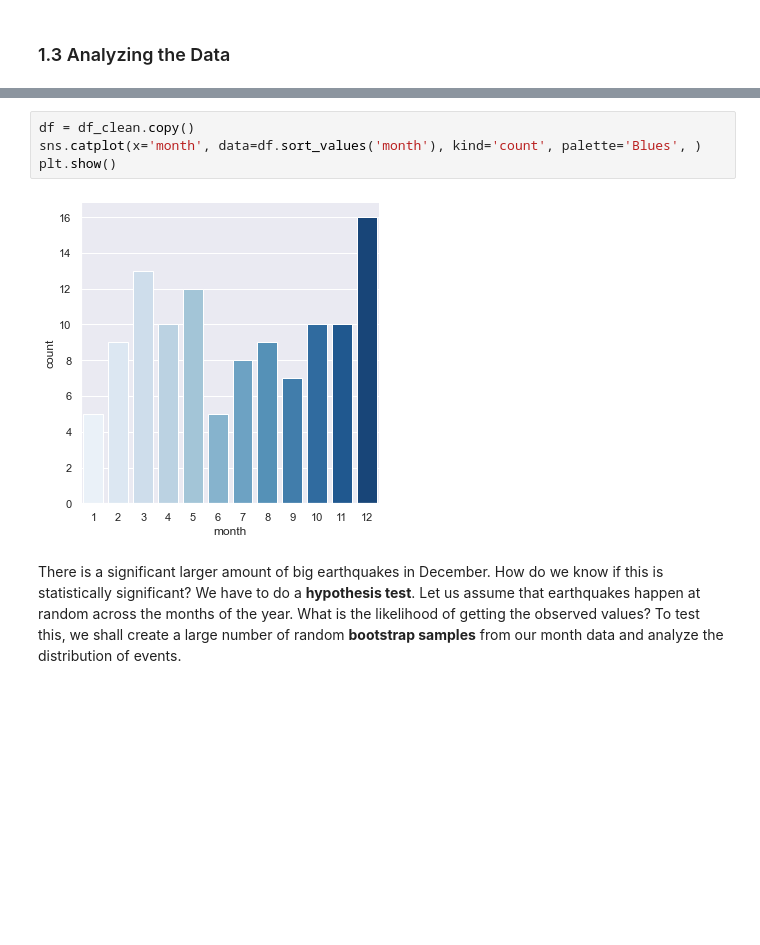
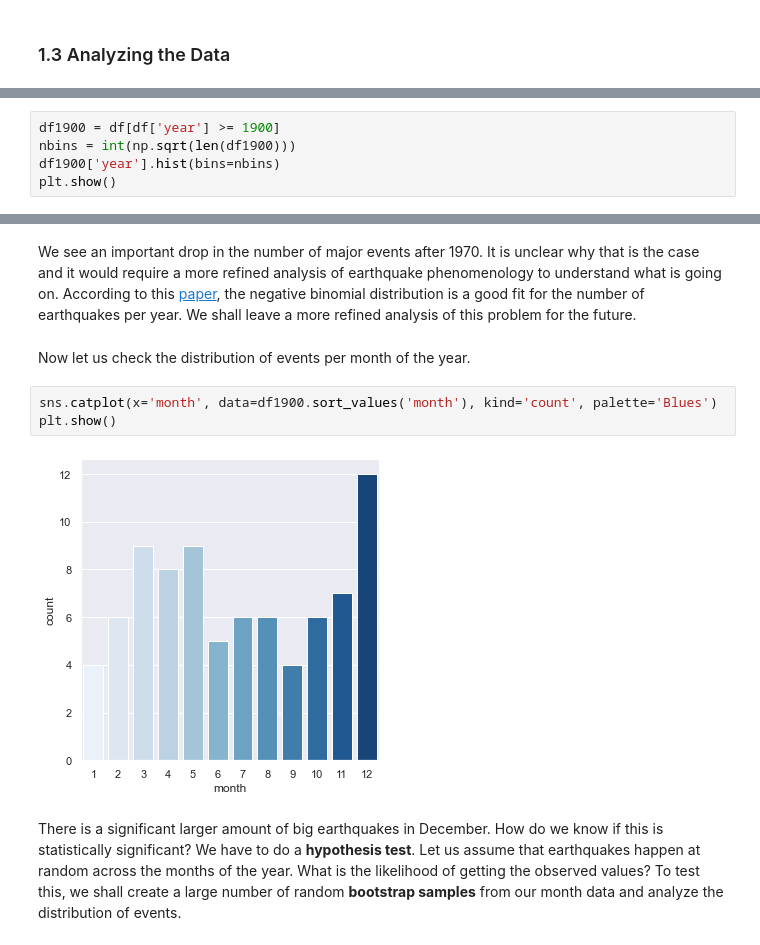
Before and after one commit to fabiomnsantos/chile-earthquakes, a Jupyter notebook: chile-earthquakes-analysis.ipynb, the cells around one changed output, grey strips where cells are left out. Cells and saved outputs as stored; diff of their text form; blank space fills up the shorter version.

```diff
--- a/chile-earthquakes-analysis.ipynb
+++ b/chile-earthquakes-analysis.ipynb
@@ -163,0 +174,5 @@ Let us first check the distribution of major earthquakes per month.
+# %%
+df1900 = df[df['year'] >= 1900]
+nbins = int(np.sqrt(len(df1900)))
+df1900['year'].hist(bins=nbins)
+plt.show()
@@ -164,9 +181,12 @@ Let us first check the distribution of major earthquakes per month.
+# %% [markdown]
+We see an important drop in the number of major events after 1970. It is unclear why that is the case and it would require a more refined analysis of earthquake phenomenology to understand what is going on. According to this [paper](https://academic.oup.com/gji/article/143/2/438/701588?login=true), the negative binomial distribution is a good fit for the number of earthquakes per year. We shall leave a more refined analysis of this problem for the future.
+# %% [markdown]
+Now let us check the distribution of events per month of the year.
 # %%
-df = df_clean.copy()
-sns.catplot(x='month', data=df.sort_values('month'), kind='count', palette='Blues', )
+sns.catplot(x='month', data=df1900.sort_values('month'), kind='count', palette='Blues')
 plt.show()
 # %% [output]
-[figure, old version]
+[figure, new version]
 # %% [markdown]
 There is a significant larger amount of big earthquakes in December. How do we know if this is statistically significant? We have to do a __hypothesis test__. Let us assume that earthquakes happen at random across the months of the year. What is the likelihood of getting the observed values? To test this, we shall create a large number of random __bootstrap samples__ from our month data and analyze the distribution of events.
 # %% [markdown]
```
Also changed, not shown: parts of 13 cells of this notebook.
